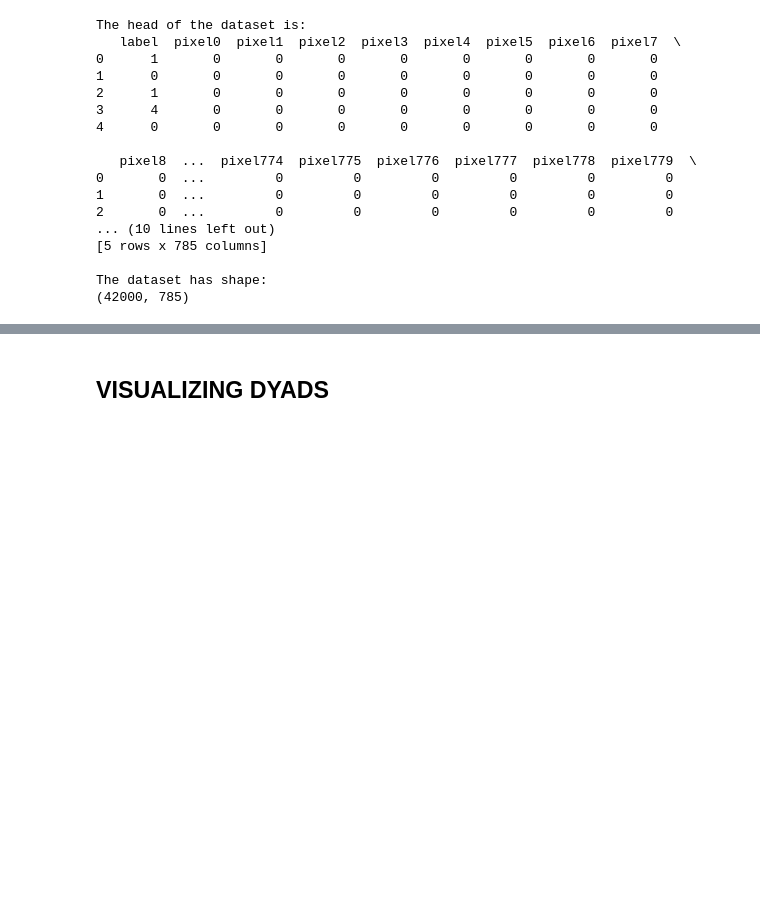
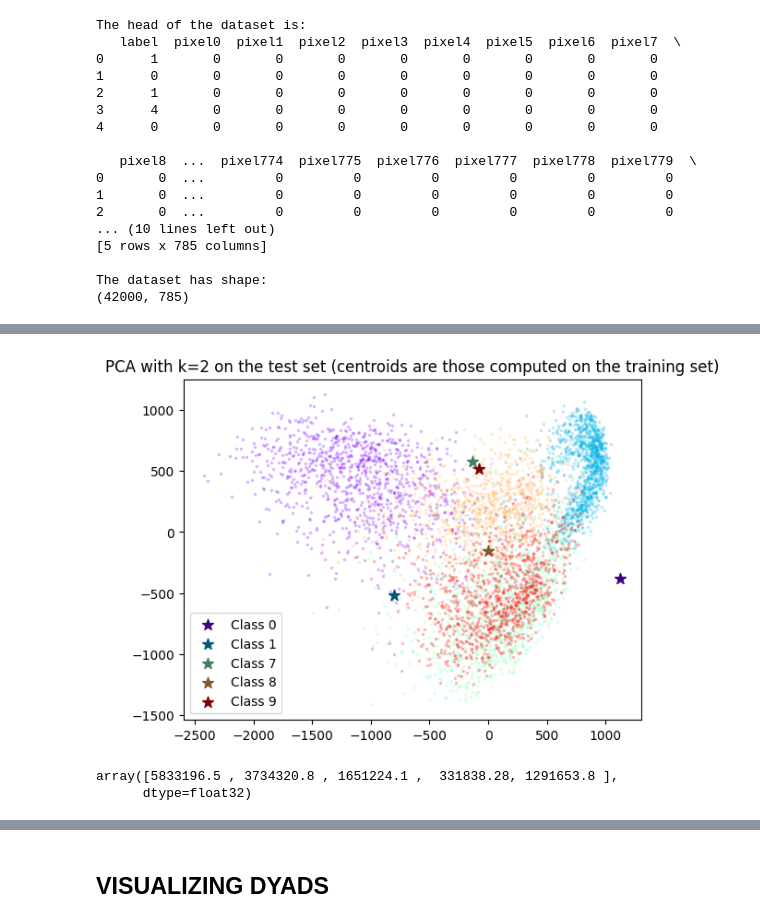
Before and after one commit to MrCr4ft/SMM-Homeworks, a Jupyter notebook: Homework_2/Homework-2.ipynb, the cells around one changed output, grey strips where cells are left out. Cells and saved outputs as stored; diff of their text form; code cells hidden in the pictures; blank space fills up the shorter version.

```diff
--- a/Homework_2/Homework-2.ipynb
+++ b/Homework_2/Homework-2.ipynb
@@ -72,0 +181,9 @@ array([[[0, 0, 0, ..., 0, 0, 0]],
+# %%
+pcs_test, explained_variance_test, pca_X_test = pca(X_test, k=2)
+plotClusters((pca_X_test, y_test), centroids=centroids, labels=labels,
+             title="PCA with k=2 on the test set (centroids are those computed on the training set)")
+avgDistancesFromCentroids((pca_X_test, y_test), centroids=centroids, labels=labels)
+# %% [output]
+[figure, added]
+array([5833196.5 , 3734320.8 , 1651224.1 ,  331838.28, 1291653.8 ],
+      dtype=float32)
```
Also changed, not shown: parts of 15 cells of this notebook.
